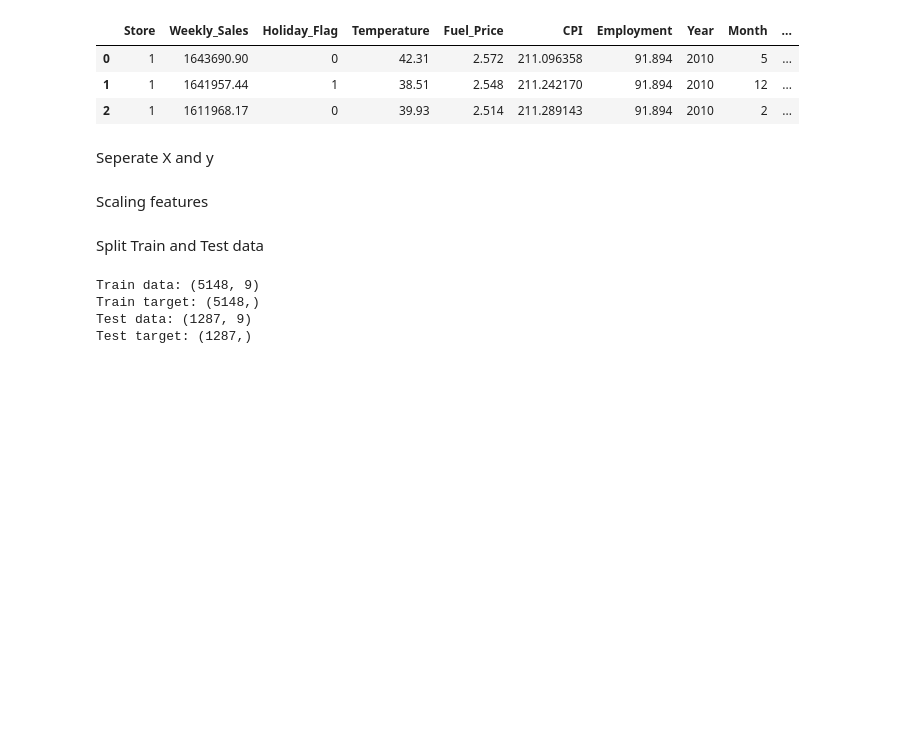
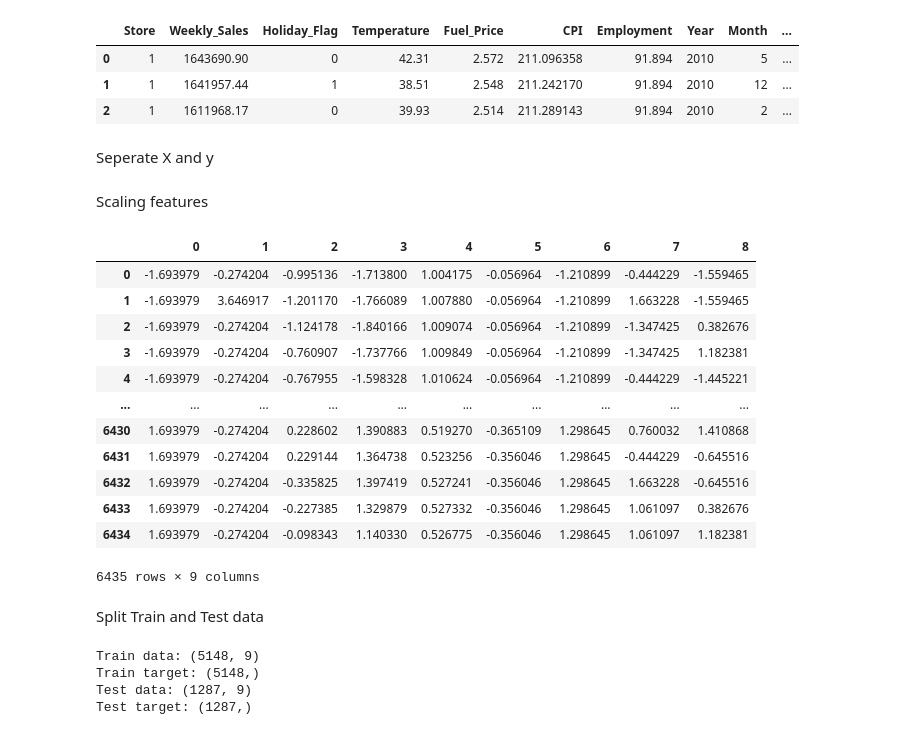
Before and after one commit to SatNichapon/DSI205_project, a Jupyter notebook: DSI205project.ipynb, the cells around one changed output. Cells and saved outputs as stored; diff of their text form; code cells hidden in the pictures; blank space fills up the shorter version.

```diff
--- a/DSI205project.ipynb
+++ b/DSI205project.ipynb
@@ -437,6 +444,22 @@ Scaling features
 # %%
 scaler = StandardScaler()
 X_scaled = scaler.fit_transform(X)
+# %%
+pd.DataFrame(X_scaled)
+# %% [output]
+|  | 0 | 1 | 2 | 3 | 4 | 5 | 6 | 7 | 8 |
+| 0 | -1.693979 | -0.274204 | -0.995136 | -1.713800 | 1.004175 | -0.056964 | -1.210899 | -0.444229 | -1.559465 |
+| 1 | -1.693979 | 3.646917 | -1.201170 | -1.766089 | 1.007880 | -0.056964 | -1.210899 | 1.663228 | -1.559465 |
+| 2 | -1.693979 | -0.274204 | -1.124178 | -1.840166 | 1.009074 | -0.056964 | -1.210899 | -1.347425 | 0.382676 |
+| 3 | -1.693979 | -0.274204 | -0.760907 | -1.737766 | 1.009849 | -0.056964 | -1.210899 | -1.347425 | 1.182381 |
+| 4 | -1.693979 | -0.274204 | -0.767955 | -1.598328 | 1.010624 | -0.056964 | -1.210899 | -0.444229 | -1.445221 |
+| ... | ... | ... | ... | ... | ... | ... | ... | ... | ... |
+| 6430 | 1.693979 | -0.274204 | 0.228602 | 1.390883 | 0.519270 | -0.365109 | 1.298645 | 0.760032 | 1.410868 |
+| 6431 | 1.693979 | -0.274204 | 0.229144 | 1.364738 | 0.523256 | -0.356046 | 1.298645 | -0.444229 | -0.645516 |
+| 6432 | 1.693979 | -0.274204 | -0.335825 | 1.397419 | 0.527241 | -0.356046 | 1.298645 | 1.663228 | -0.645516 |
+| 6433 | 1.693979 | -0.274204 | -0.227385 | 1.329879 | 0.527332 | -0.356046 | 1.298645 | 1.061097 | 0.382676 |
+| 6434 | 1.693979 | -0.274204 | -0.098343 | 1.140330 | 0.526775 | -0.356046 | 1.298645 | 1.061097 | 1.182381 |
+6435 rows × 9 columns
 # %% [markdown]
 Split Train and Test data
 # %%
```
Also changed, not shown: parts of 22 cells of this notebook.
